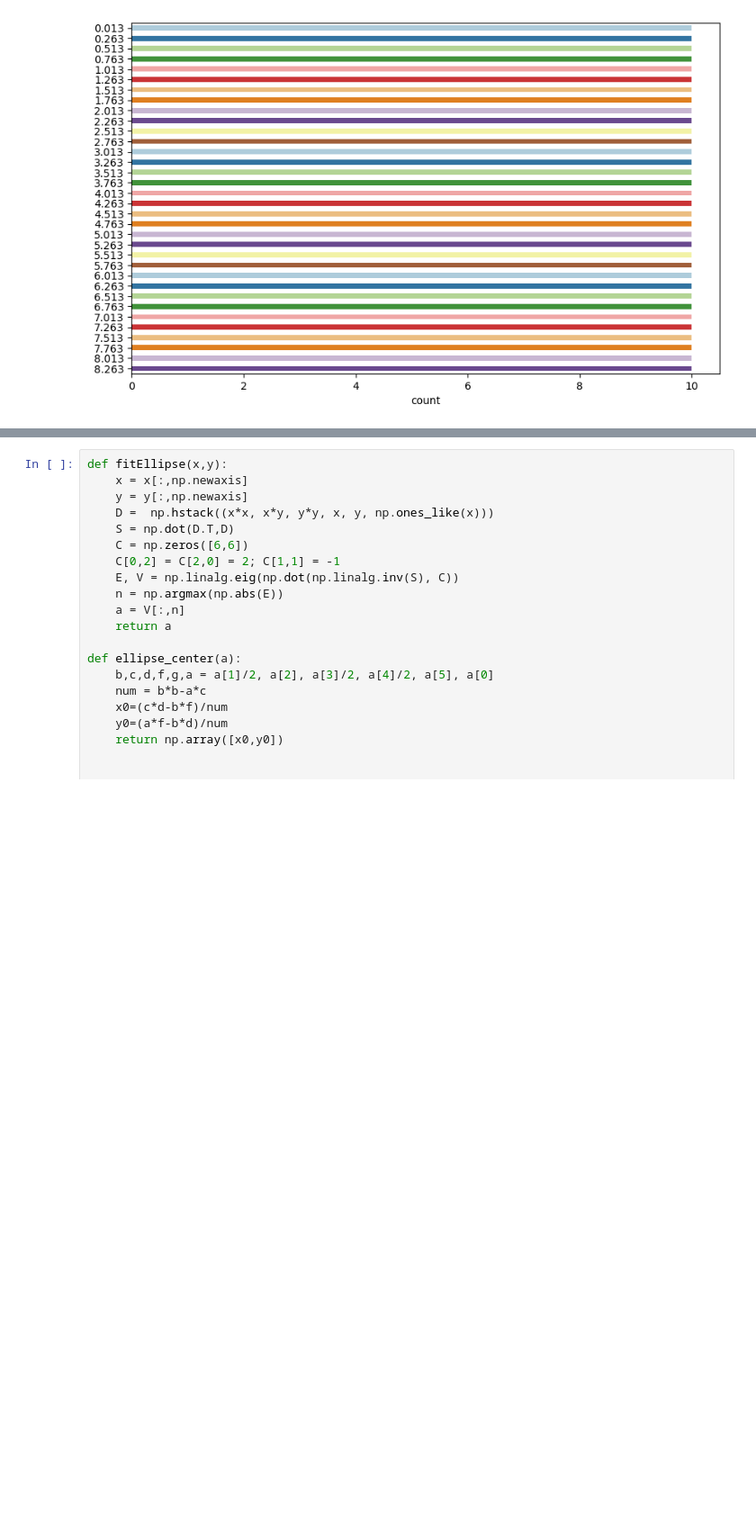
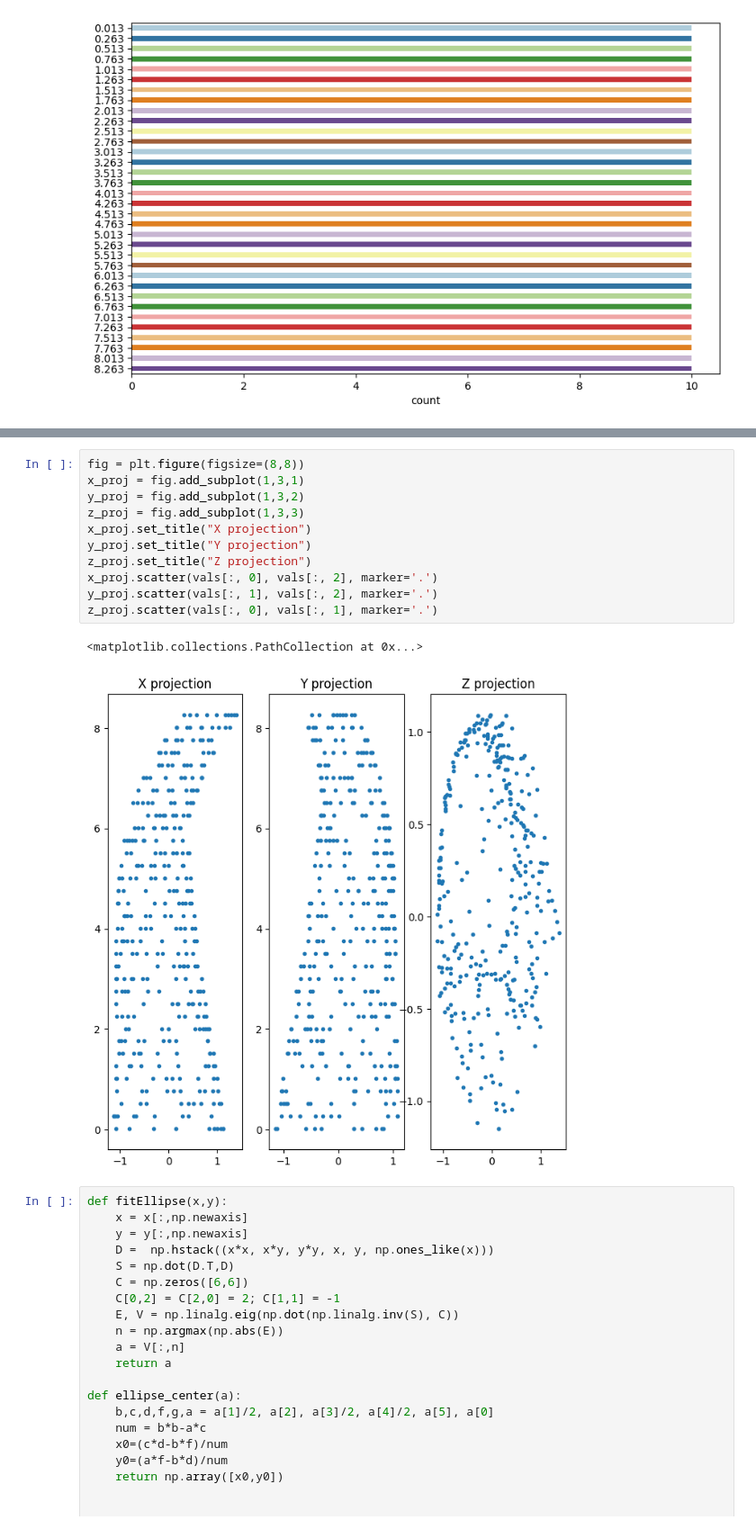
Before and after one commit to TalRos99/Surface-Prediction, a Jupyter notebook: Surface prediction.ipynb, the cells around one changed output, grey strips where cells are left out. Shown at 90% size. Drawn from its saved outputs; the diff is of its cells as text; blank space fills up the shorter version.

```diff
--- a/Surface prediction.ipynb
+++ b/Surface prediction.ipynb
@@ -86,3 +101,17 @@ ax3.view_init(30, 180)
+# %%
+fig = plt.figure(figsize=(8,8))
+x_proj = fig.add_subplot(1,3,1)
+y_proj = fig.add_subplot(1,3,2)
+z_proj = fig.add_subplot(1,3,3)
+x_proj.set_title("X projection")
+y_proj.set_title("Y projection")
+z_proj.set_title("Z projection")
+x_proj.scatter(vals[:, 0], vals[:, 2], marker='.')
+y_proj.scatter(vals[:, 1], vals[:, 2], marker='.')
+z_proj.scatter(vals[:, 0], vals[:, 1], marker='.')
+# %% [output]
+<matplotlib.collections.PathCollection at 0x...>
+[figure, added]
 # %%
 def fitEllipse(x,y):
     x = x[:,np.newaxis]
```
Also changed, not shown: parts of 10 cells of this notebook.
